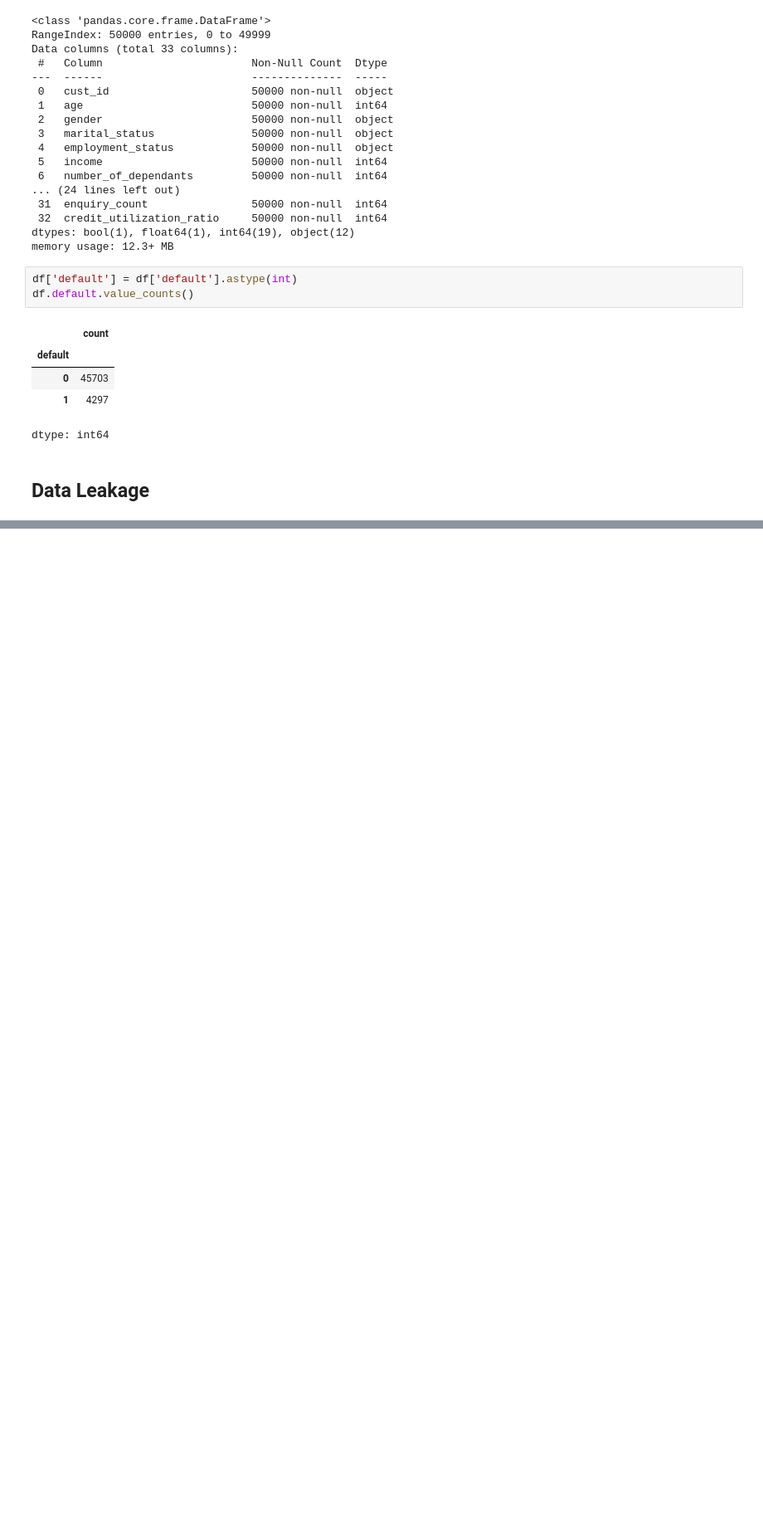
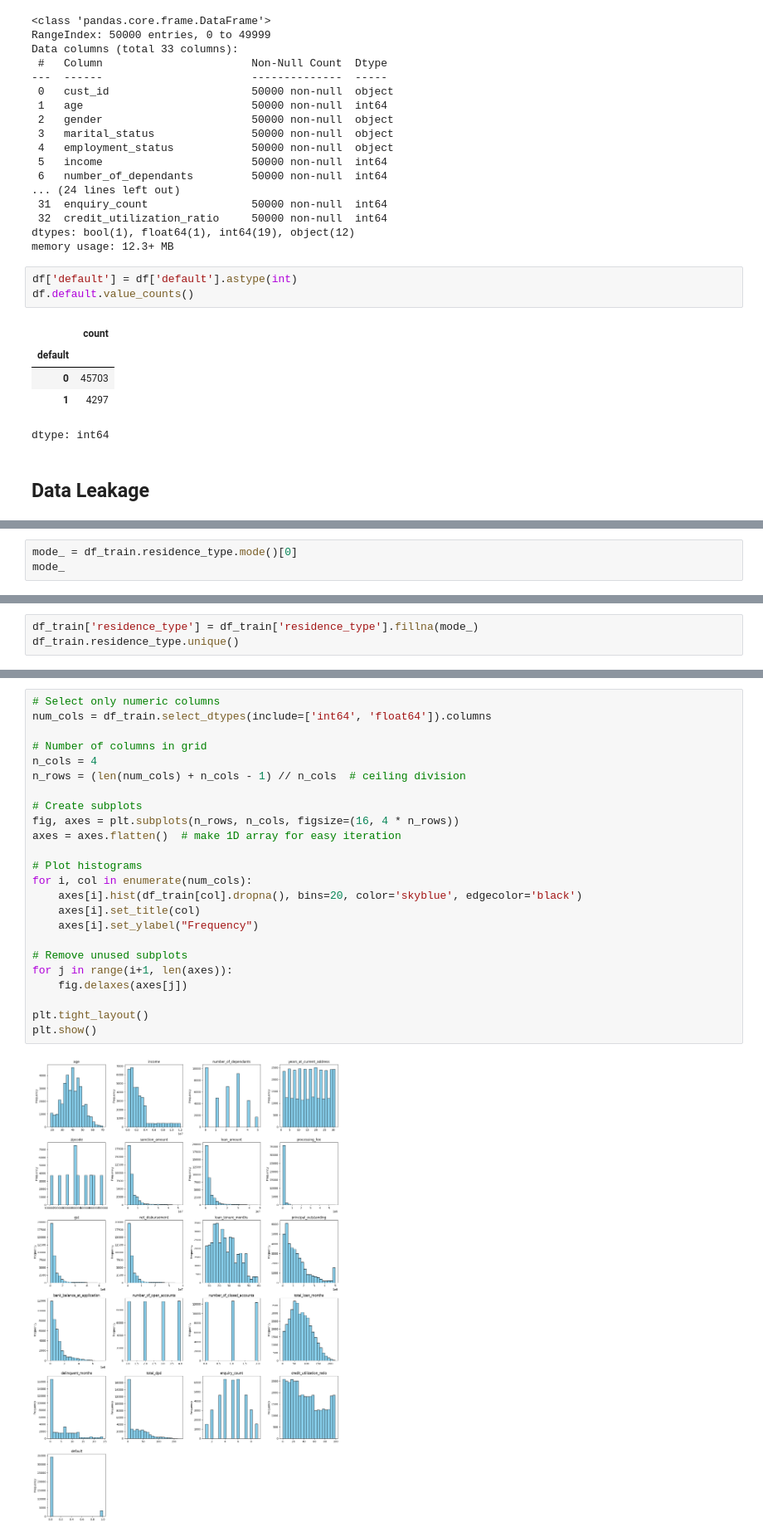
Before and after one commit to neel-madhav/CreditRiskModelling, a Jupyter notebook: CreditRiskModelling.ipynb, the cells around one changed output, grey strips where cells are left out. Shown at 83% size. Drawn from its saved outputs; the diff is of its cells as text; blank space fills up the shorter version.

```diff
--- a/CreditRiskModelling.ipynb
+++ b/CreditRiskModelling.ipynb
@@ -56,0 +130,3 @@ df_test = pd.concat([X_test, Y_test], axis = "columns")
+# %%
+mode_ = df_train.residence_type.mode()[0]
+mode_
@@ -56,0 +140,3 @@ df_test = pd.concat([X_test, Y_test], axis = "columns")
+# %%
+df_train['residence_type'] = df_train['residence_type'].fillna(mode_)
+df_train.residence_type.unique()
@@ -56,0 +165,26 @@ df_test = pd.concat([X_test, Y_test], axis = "columns")
+# %%
+# Select only numeric columns
+num_cols = df_train.select_dtypes(include=['int64', 'float64']).columns
+
+# Number of columns in grid
+n_cols = 4
+n_rows = (len(num_cols) + n_cols - 1) // n_cols  # ceiling division
+
+# Create subplots
+fig, axes = plt.subplots(n_rows, n_cols, figsize=(16, 4 * n_rows))
+axes = axes.flatten()  # make 1D array for easy iteration
+
+# Plot histograms
+for i, col in enumerate(num_cols):
+    axes[i].hist(df_train[col].dropna(), bins=20, color='skyblue', edgecolor='black')
+    axes[i].set_title(col)
+    axes[i].set_ylabel("Frequency")
+
+# Remove unused subplots
+for j in range(i+1, len(axes)):
+    fig.delaxes(axes[j])
+
+plt.tight_layout()
+plt.show()
+# %% [output]
+[figure, added]
```
Also changed, not shown: parts of 42 cells of this notebook.
